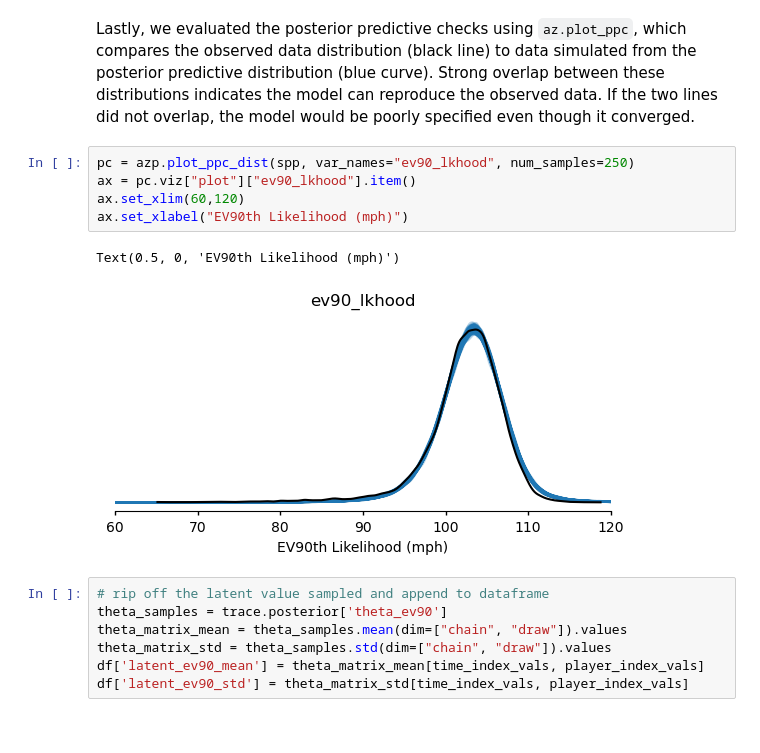
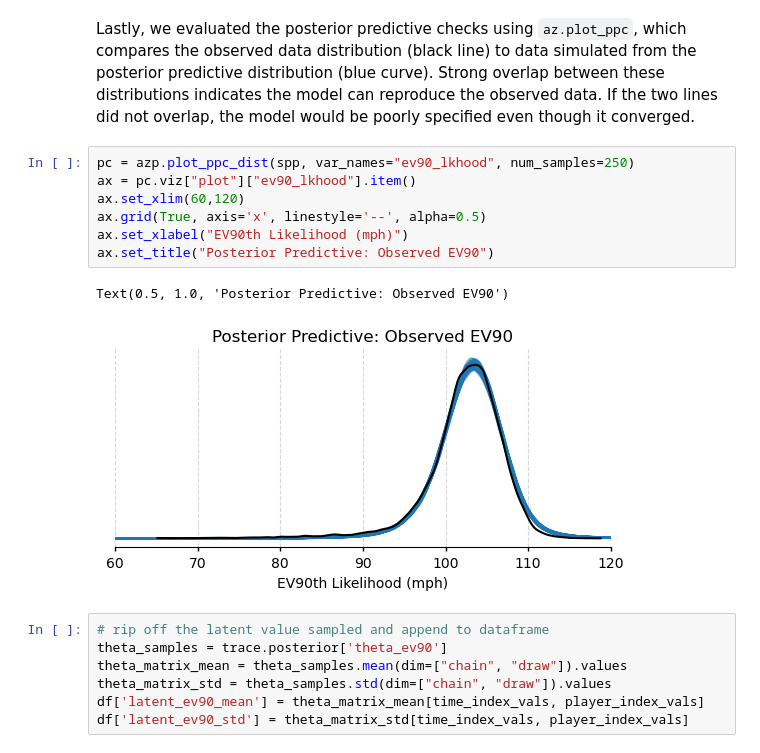
Before and after one commit to remmertjack/portfolio, a Jupyter notebook: batspeed/ev90_monthly_model.ipynb, the cells around one changed output. Cells and saved outputs as stored; diff of their text form.

Commit message:
train final model and images

```diff
--- a/batspeed/ev90_monthly_model.ipynb
+++ b/batspeed/ev90_monthly_model.ipynb
@@ -364,11 +364,13 @@ Lastly, we evaluated the posterior predictive checks using `az.plot_ppc`, which
 # %%
 pc = azp.plot_ppc_dist(spp, var_names="ev90_lkhood", num_samples=250)
 ax = pc.viz["plot"]["ev90_lkhood"].item()
 ax.set_xlim(60,120)
+ax.grid(True, axis='x', linestyle='--', alpha=0.5)
 ax.set_xlabel("EV90th Likelihood (mph)")
+ax.set_title("Posterior Predictive: Observed EV90")
 # %% [output]
-Text(0.5, 0, 'EV90th Likelihood (mph)')
+Text(0.5, 1.0, 'Posterior Predictive: Observed EV90')
-[figure, old version]
+[figure, new version]
 # %%
 # rip off the latent value sampled and append to dataframe
 theta_samples = trace.posterior['theta_ev90']
```
Also changed, not shown: parts of 7 cells of this notebook, 3 other files.
